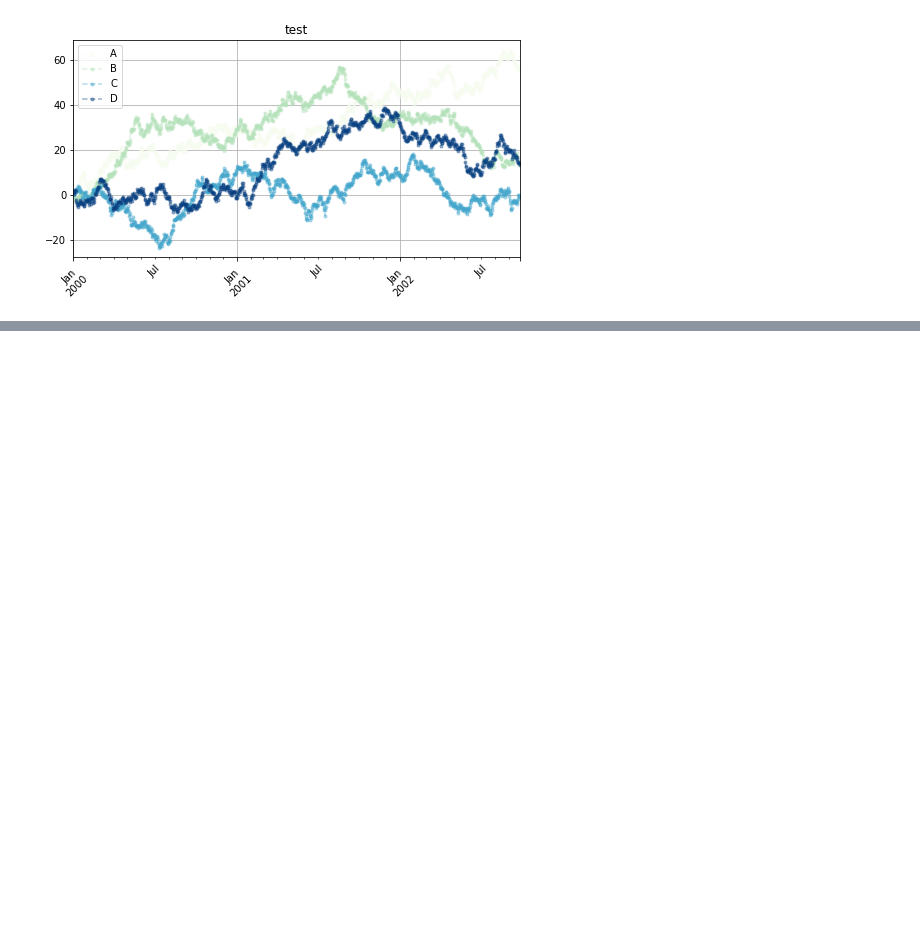
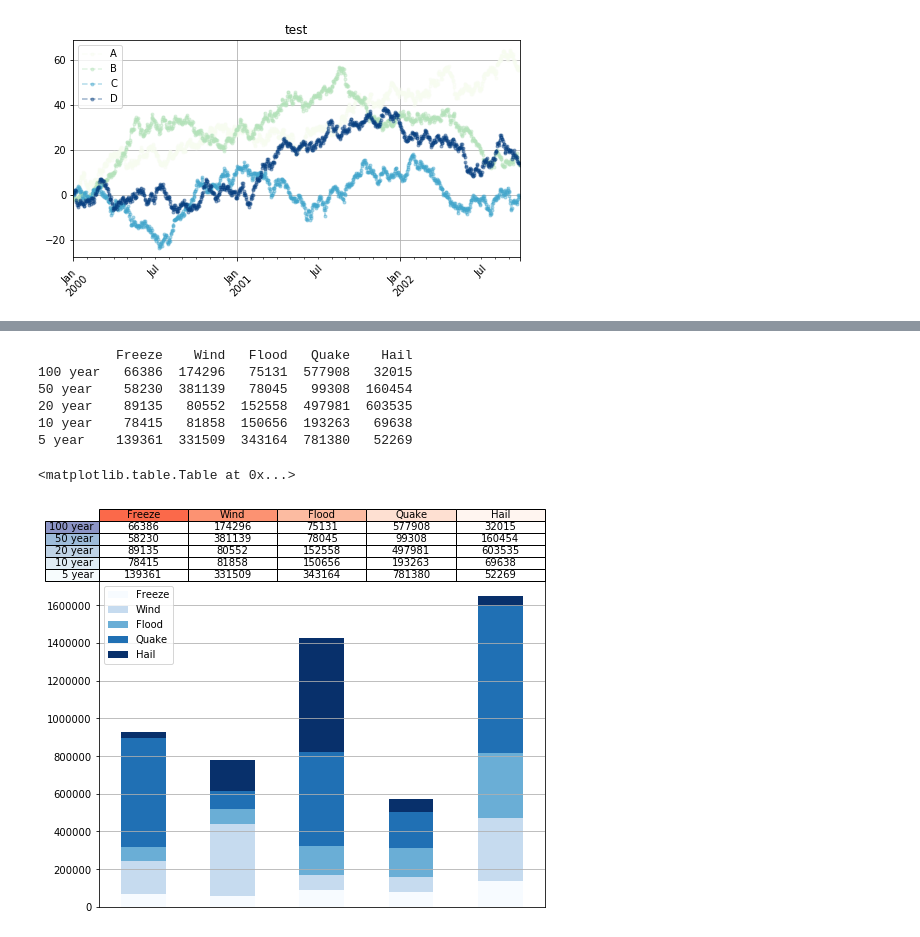
Before and after one commit to tsangyu98/matplotlib_study, a Jupyter notebook: matplotlib_part2.ipynb, the cells around one changed output, grey strips where cells are left out. Cells and saved outputs as stored; diff of their text form; code cells hidden in the pictures; blank space fills up the shorter version.

```diff
--- a/matplotlib_part2.ipynb
+++ b/matplotlib_part2.ipynb
@@ -88,0 +138,28 @@ df.plot(kind='line',
+# %%
+# 外嵌图表plt.table()
+# table(cellText=None, cellColours=None,cellLoc='right', colWidths=None,rowLabels=None, rowColours=None, rowLoc='left',
+# colLabels=None, colColours=None, colLoc='center',loc='bottom', bbox=None)
+
+data = [[ 66386, 174296,  75131, 577908,  32015],
+        [ 58230, 381139,  78045,  99308, 160454],
+        [ 89135,  80552, 152558, 497981, 603535],
+        [ 78415,  81858, 150656, 193263,  69638],
+        [139361, 331509, 343164, 781380,  52269]]
+rows = ['%d year' % x for x in (100, 50, 20, 10, 5)]
+df = pd.DataFrame(data, columns=('Freeze', 'Wind', 'Flood', 'Quake', 'Hail'), index=rows)
+print(df)
+df.plot(kind='bar', grid=True, colormap='Blues', stacked=True, figsize=(8, 6))
+plt.xticks([])
+# 创建堆叠图
+plt.table(cellText=data, cellLoc='center', rowLabels=rows, colLabels=df.columns, rowColours=plt.cm.BuPu(np.linspace(0, 0.5, 5))[::-1],
+         colColours=plt.cm.Reds(np.linspace(0, 0.5, 5))[::-1], rowLoc='right', loc='top')
+# BuPu可替换成其他colormap
+# %% [output]
+          Freeze    Wind   Flood   Quake    Hail
+100 year   66386  174296   75131  577908   32015
+50 year    58230  381139   78045   99308  160454
+20 year    89135   80552  152558  497981  603535
+10 year    78415   81858  150656  193263   69638
+5 year    139361  331509  343164  781380   52269
+<matplotlib.table.Table at 0x...>
+[figure, added]
```
Also changed, not shown: parts of 3 cells of this notebook.
